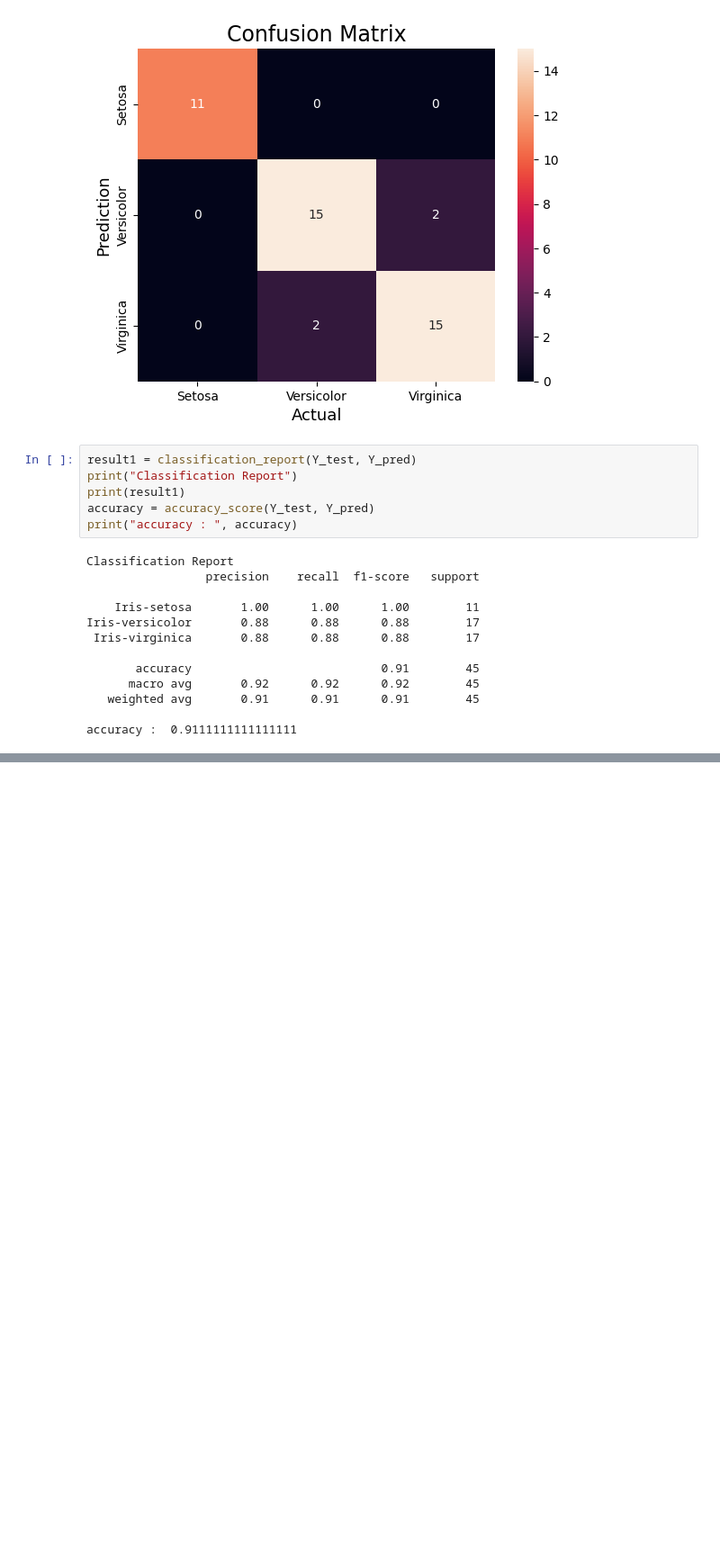
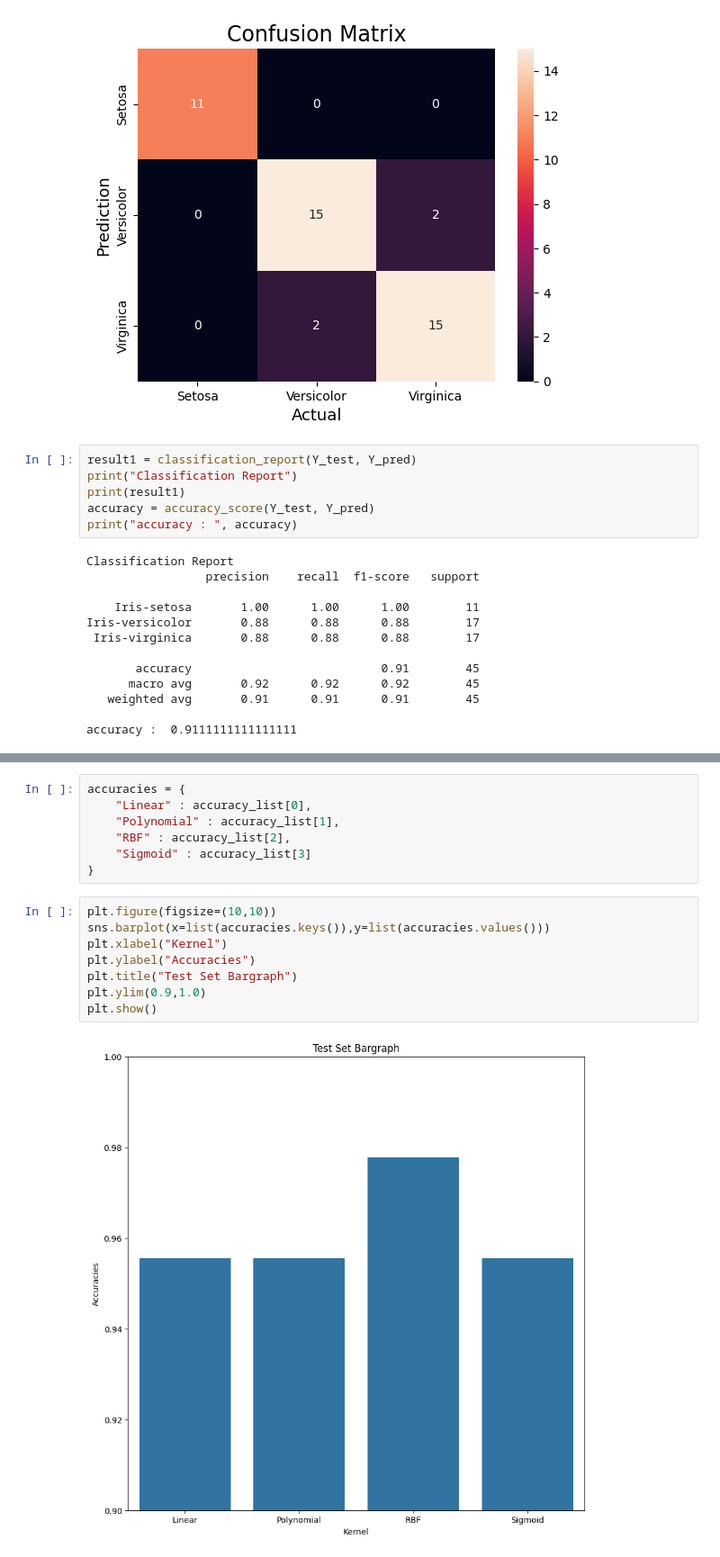
Before and after one commit to Samarjeet-gh/desktop-tutorial, a Jupyter notebook: MLWithPython.ipynb, the cells around one changed output, grey strips where cells are left out. Shown at 90% size. Saved outputs shown, nothing was run; the diff lists cells and outputs as text; blank space fills up the shorter version.

```diff
--- a/MLWithPython.ipynb
+++ b/MLWithPython.ipynb
@@ -102,0 +135,17 @@ accuracy :  0.9111111111111111
+# %%
+accuracies = {
+    "Linear" : accuracy_list[0],
+    "Polynomial" : accuracy_list[1],
+    "RBF" : accuracy_list[2],
+    "Sigmoid" : accuracy_list[3]
+}
+# %%
+plt.figure(figsize=(10,10))
+sns.barplot(x=list(accuracies.keys()),y=list(accuracies.values()))
+plt.xlabel("Kernel")
+plt.ylabel("Accuracies")
+plt.title("Test Set Bargraph")
+plt.ylim(0.9,1.0)
+plt.show()
+# %% [output]
+[figure, added]
```
Also changed, not shown: parts of 8 cells of this notebook.
